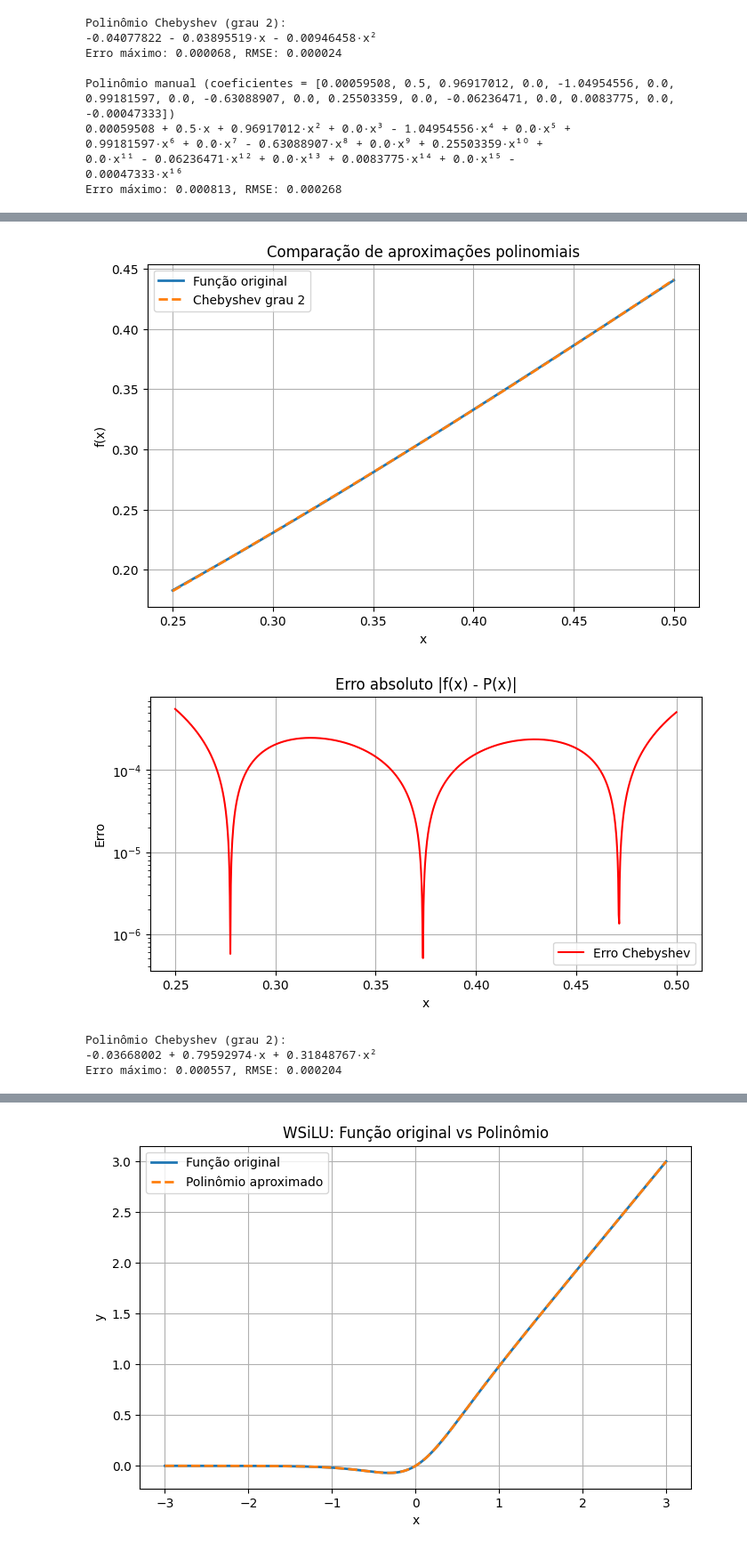
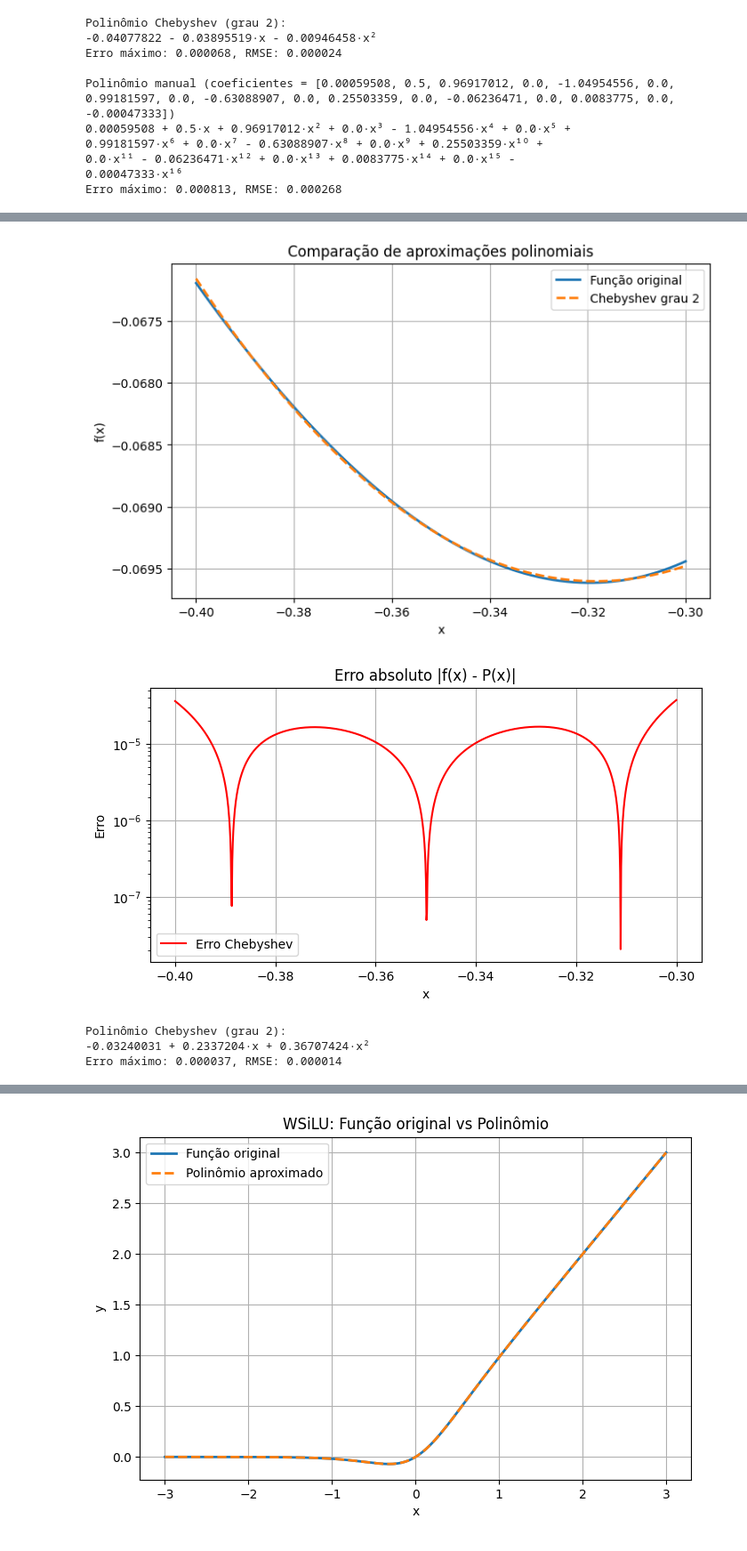
Before and after one commit to radc/hwsigmoid_lascas2026, a Jupyter notebook: notebooks/denis_aproxPolinomial.ipynb, the cells around one changed output, grey strips where cells are left out. Shown at 89% size. Cells and saved outputs as stored; diff of their text form; code cells hidden in the pictures.

Commit message:
polinomio -3 a 3 com erro em 10^-4

```diff
--- a/notebooks/denis_aproxPolinomial.ipynb
+++ b/notebooks/denis_aproxPolinomial.ipynb
@@ -525,7 +681,7 @@ def f(x):
     return x / (1 + np.exp(-4*x))
 
 # Intervalo
-a, b = -1, -0.5
+a, b = -1.1, -0.8
 
 # Grau do polinômio
 n = 2
@@ -539,14 +695,14 @@ Y_sample = f(X_sample)
 cheb_poly = Chebyshev.fit(X_sample, Y_sample, deg=n, domain=[a, b])
 
 # Converter para polinômio padrão
-poly_std_c = cheb_poly.convert(kind=Polynomial)
+poly_std_x5 = cheb_poly.convert(kind=Polynomial)
 
 # ===============================
 # Avaliação e Erro
 # ===============================
 X = np.linspace(a, b, 1000)
 Y_true = f(X)
-Y_poly_auto = poly_std_c(X)
+Y_poly_auto = poly_std_x5(X)
 
 # Erro Chebyshev
 erro_auto = np.abs(Y_true - Y_poly_auto)
@@ -582,6 +738,6 @@ plt.show()
 # Resultados numéricos
 # ===============================
 print("Polinômio Chebyshev (grau {}):".format(n))
-print(poly_std_c)
+print(poly_std_x5)
 print(f"Erro máximo: {erro_auto_max:.6f}, RMSE: {erro_auto_rmse:.6f}")
 # %% [output]
@@ -602,7 +758,7 @@ def f(x):
     return x / (1 + np.exp(-4*x))
 
 # Intervalo
-a, b = -0.5, -0.25
+a, b = -0.8, -0.6
 
 # Grau do polinômio
 n = 2
@@ -616,14 +772,14 @@ Y_sample = f(X_sample)
 cheb_poly = Chebyshev.fit(X_sample, Y_sample, deg=n, domain=[a, b])
 
 # Converter para polinômio padrão
-poly_std_d = cheb_poly.convert(kind=Polynomial)
+poly_std_x6 = cheb_poly.convert(kind=Polynomial)
 
 # ===============================
 # Avaliação e Erro
 # ===============================
 X = np.linspace(a, b, 1000)
 Y_true = f(X)
-Y_poly_auto = poly_std_d(X)
+Y_poly_auto = poly_std_x6(X)
 
 # Erro Chebyshev
 erro_auto = np.abs(Y_true - Y_poly_auto)
@@ -659,6 +815,6 @@ plt.show()
 # Resultados numéricos
 # ===============================
 print("Polinômio Chebyshev (grau {}):".format(n))
-print(poly_std_d)
+print(poly_std_x6)
 print(f"Erro máximo: {erro_auto_max:.6f}, RMSE: {erro_auto_rmse:.6f}")
 # %% [output]
@@ -679,7 +835,7 @@ def f(x):
     return x / (1 + np.exp(-4*x))
 
 # Intervalo
-a, b = -0.25, 0
+a, b = -0.6, -0.5
 
 # Grau do polinômio
 n = 2
@@ -693,14 +849,14 @@ Y_sample = f(X_sample)
 cheb_poly = Chebyshev.fit(X_sample, Y_sample, deg=n, domain=[a, b])
 
 # Converter para polinômio padrão
-poly_std_e = cheb_poly.convert(kind=Polynomial)
+poly_std_x7 = cheb_poly.convert(kind=Polynomial)
 
 # ===============================
 # Avaliação e Erro
 # ===============================
 X = np.linspace(a, b, 1000)
 Y_true = f(X)
-Y_poly_auto = poly_std_e(X)
+Y_poly_auto = poly_std_x7(X)
 
 # Erro Chebyshev
 erro_auto = np.abs(Y_true - Y_poly_auto)
@@ -736,6 +892,6 @@ plt.show()
 # Resultados numéricos
 # ===============================
 print("Polinômio Chebyshev (grau {}):".format(n))
-print(poly_std_e)
+print(poly_std_x7)
 print(f"Erro máximo: {erro_auto_max:.6f}, RMSE: {erro_auto_rmse:.6f}")
 # %% [output]
@@ -756,7 +912,7 @@ def f(x):
     return x / (1 + np.exp(-4*x))
 
 # Intervalo
-a, b = 0, 0.25
+a, b = -0.5, -0.4
 
 # Grau do polinômio
 n = 2
@@ -770,14 +926,14 @@ Y_sample = f(X_sample)
 cheb_poly = Chebyshev.fit(X_sample, Y_sample, deg=n, domain=[a, b])
 
 # Converter para polinômio padrão
-poly_std_f = cheb_poly.convert(kind=Polynomial)
+poly_std_x8 = cheb_poly.convert(kind=Polynomial)
 
 # ===============================
 # Avaliação e Erro
 # ===============================
 X = np.linspace(a, b, 1000)
 Y_true = f(X)
-Y_poly_auto = poly_std_f(X)
+Y_poly_auto = poly_std_x8(X)
 
 # Erro Chebyshev
 erro_auto = np.abs(Y_true - Y_poly_auto)
@@ -813,6 +969,6 @@ plt.show()
 # Resultados numéricos
 # ===============================
 print("Polinômio Chebyshev (grau {}):".format(n))
-print(poly_std_f)
+print(poly_std_x8)
 print(f"Erro máximo: {erro_auto_max:.6f}, RMSE: {erro_auto_rmse:.6f}")
 # %% [output]
@@ -833,7 +989,7 @@ def f(x):
     return x / (1 + np.exp(-4*x))
 
 # Intervalo
-a, b = 0.25, 0.5
+a, b = -0.4, -0.3
 
 # Grau do polinômio
 n = 2
@@ -847,14 +1003,14 @@ Y_sample = f(X_sample)
 cheb_poly = Chebyshev.fit(X_sample, Y_sample, deg=n, domain=[a, b])
 
 # Converter para polinômio padrão
-poly_std_g = cheb_poly.convert(kind=Polynomial)
+poly_std_x9 = cheb_poly.convert(kind=Polynomial)
 
 # ===============================
 # Avaliação e Erro
 # ===============================
 X = np.linspace(a, b, 1000)
 Y_true = f(X)
-Y_poly_auto = poly_std_g(X)
+Y_poly_auto = poly_std_x9(X)
 
 # Erro Chebyshev
 erro_auto = np.abs(Y_true - Y_poly_auto)
@@ -865,39 +1021,39 @@ erro_auto_rmse = np.sqrt(np.mean(erro_auto**2))
 # Plots
 # ===============================
 plt.figure(figsize=(8,5))
 plt.plot(X, Y_true, label="Função original", linewidth=2)
 plt.plot(X, Y_poly_auto, "--", label=f"Chebyshev grau {n}", linewidth=2)
 plt.title("Comparação de aproximações polinomiais")
 plt.xlabel("x")
 plt.ylabel("f(x)")
 plt.legend()
 plt.grid(True)
 
 plt.show()
 
 # Erro Chebyshev
 plt.figure(figsize=(8,4))
 plt.plot(X, erro_auto, label="Erro Chebyshev", color="red")
 plt.title("Erro absoluto |f(x) - P(x)|")
 plt.xlabel("x")
 plt.ylabel("Erro")
 plt.legend()
 plt.grid(True)
 plt.yscale("log")
 plt.show()
 
 # ===============================
 # Resultados numéricos
 # ===============================
 print("Polinômio Chebyshev (grau {}):".format(n))
-print(poly_std_g)
+print(poly_std_x9)
 print(f"Erro máximo: {erro_auto_max:.6f}, RMSE: {erro_auto_rmse:.6f}")
 # %% [output]
-[figure, old version]
+[figure, new version]
-[figure, old version]
+[figure, new version]
 Polinômio Chebyshev (grau 2):
--0.03668002 + 0.79592974·x + 0.31848767·x²
-Erro máximo: 0.000557, RMSE: 0.000204
+-0.03240031 + 0.2337204·x + 0.36707424·x²
+Erro máximo: 0.000037, RMSE: 0.000014
 # %%
 import numpy as np
 import matplotlib.pyplot as plt
```
Also changed, not shown: parts of 26 cells of this notebook.
